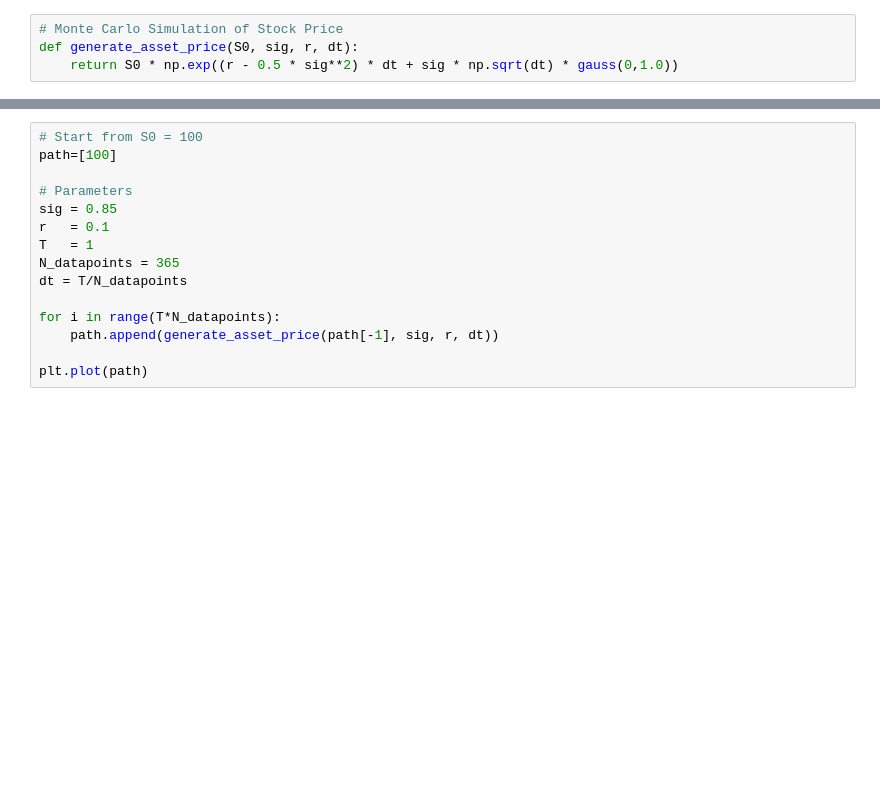
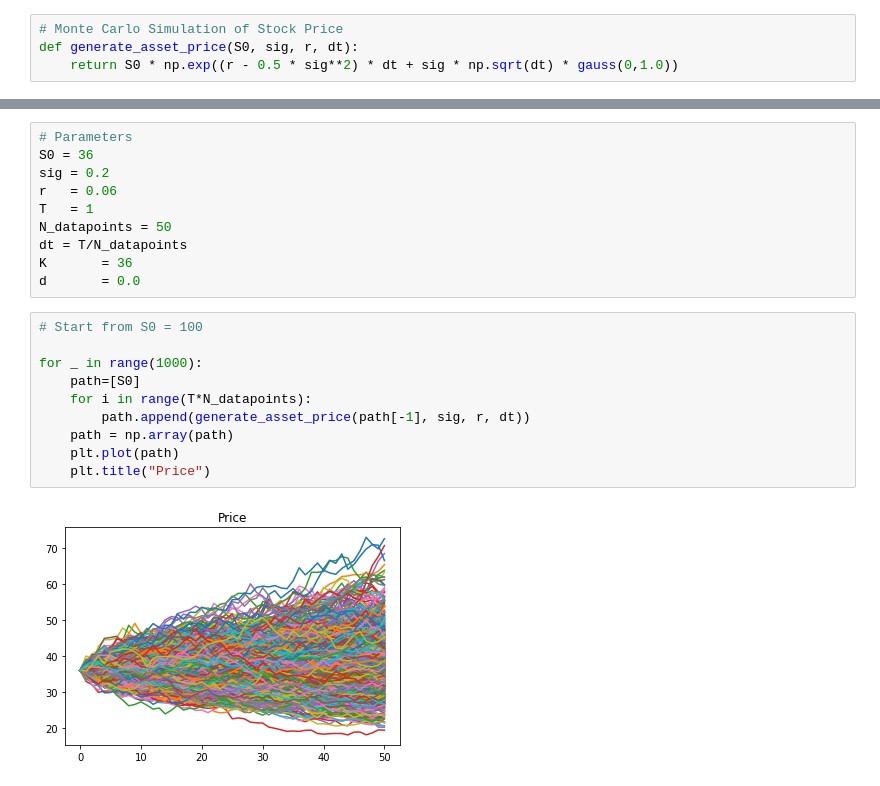
Before and after one commit to francisliu2/SFM1_higher_order_greeks, a Jupyter notebook: charm adjusted delta and delta gamma hedging.ipynb, the cells around one changed output, grey strips where cells are left out. Saved outputs shown, nothing was run; the diff lists cells and outputs as text; blank space fills up the shorter version.

```diff
--- a/charm adjusted delta and delta gamma hedging.ipynb
+++ b/charm adjusted delta and delta gamma hedging.ipynb
@@ -34,15 +50,22 @@ def generate_asset_price(S0, sig, r, dt):
+# %%
+# Parameters
+S0 = 36
+sig = 0.2
+r   = 0.06
+T   = 1
+N_datapoints = 50
+dt = T/N_datapoints
+K       = 36
+d       = 0.0
 # %%
 # Start from S0 = 100
-path=[100]
 
-# Parameters
-sig = 0.85
-r   = 0.1
-T   = 1
-N_datapoints = 365
-dt = T/N_datapoints
-
-for i in range(T*N_datapoints):
-    path.append(generate_asset_price(path[-1], sig, r, dt))
-
-plt.plot(path)
+for _ in range(1000):
+    path=[S0]
+    for i in range(T*N_datapoints):
+        path.append(generate_asset_price(path[-1], sig, r, dt))
+    path = np.array(path)
+    plt.plot(path)
+    plt.title("Price")
+# %% [output]
+[figure, added]
```
Also changed, not shown: parts of 32 cells of this notebook, 13 other files.
